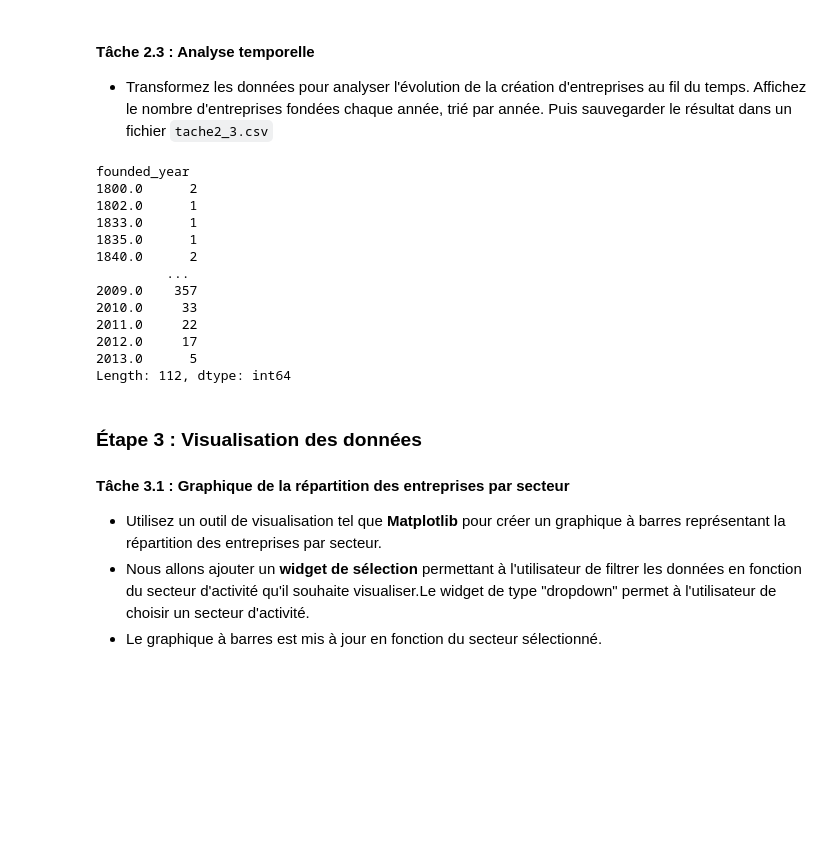
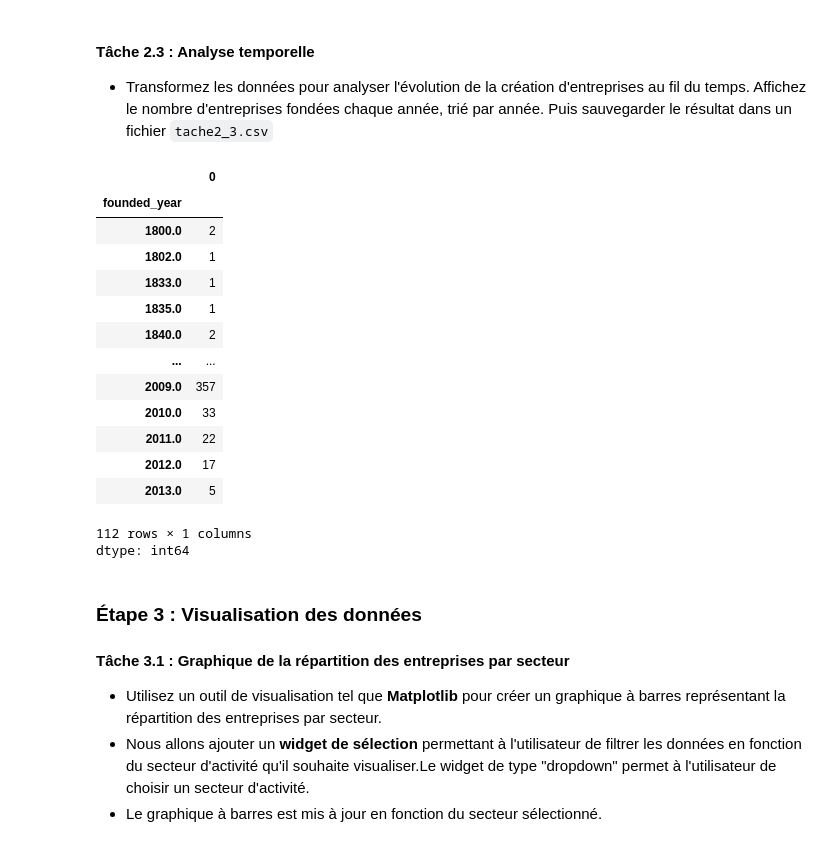
Before and after one commit to Schn777/tp2-collect-data-mongo, a Jupyter notebook: TP2_420_514.ipynb, the cells around one changed output. Drawn from its saved outputs; the diff is of its cells as text; code cells hidden in the pictures; blank space fills up the shorter version.

```diff
--- a/TP2_420_514.ipynb
+++ b/TP2_420_514.ipynb
@@ -215,21 +215,24 @@ print(companies[['bins', 'name']])
 #### Tâche 2.3 : Analyse temporelle
 - Transformez les données pour analyser l'évolution de la création d'entreprises au fil du temps. Affichez le nombre d'entreprises fondées chaque année, trié par année. Puis sauvegarder le résultat dans un fichier `tache2_3.csv`
 # %%
-print( companies.groupby('founded_year').size())
+companies_founded_year = companies.groupby('founded_year').size()
+companies_founded_year
 # %% [output]
+|  | 0 |
+| founded_year |  |
+| 1800.0 | 2 |
+| 1802.0 | 1 |
+| 1833.0 | 1 |
+| 1835.0 | 1 |
+| 1840.0 | 2 |
+| ... | ... |
+| 2009.0 | 357 |
+| 2010.0 | 33 |
+| 2011.0 | 22 |
+| 2012.0 | 17 |
+| 2013.0 | 5 |
-founded_year
-1800.0      2
-1802.0      1
-1833.0      1
-1835.0      1
-1840.0      2
-         ...
-2009.0    357
-2010.0     33
-2011.0     22
-2012.0     17
-2013.0      5
-Length: 112, dtype: int64
+112 rows × 1 columns
+dtype: int64
 # %% [markdown]
 ### **Étape 3 : Visualisation des données**
 
```
Also changed, not shown: parts of 7 cells of this notebook.
